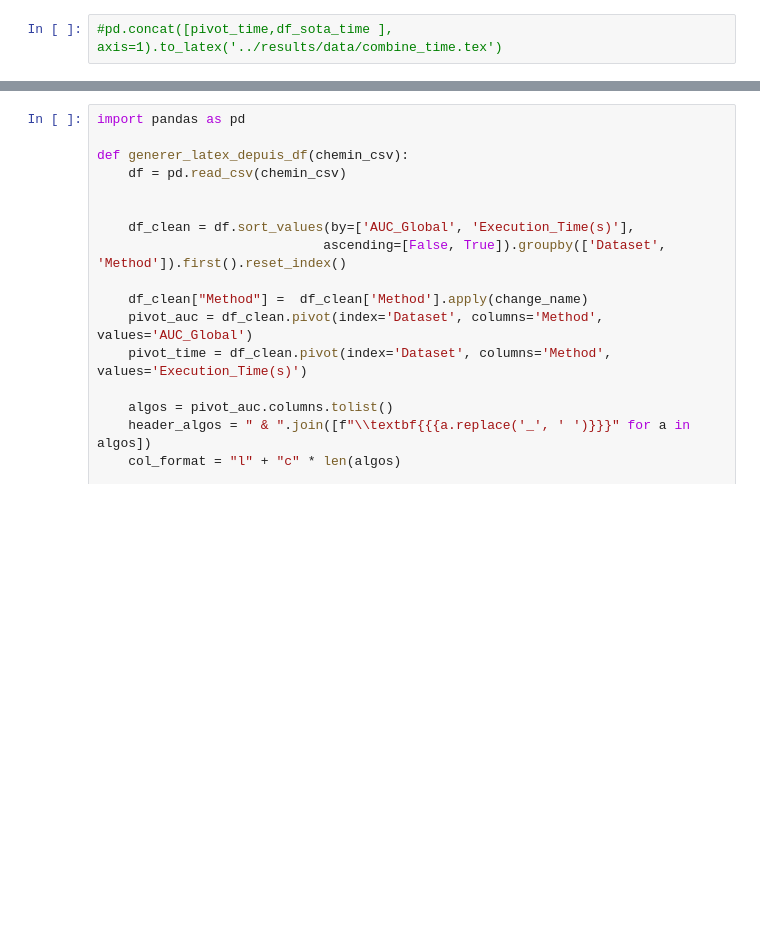
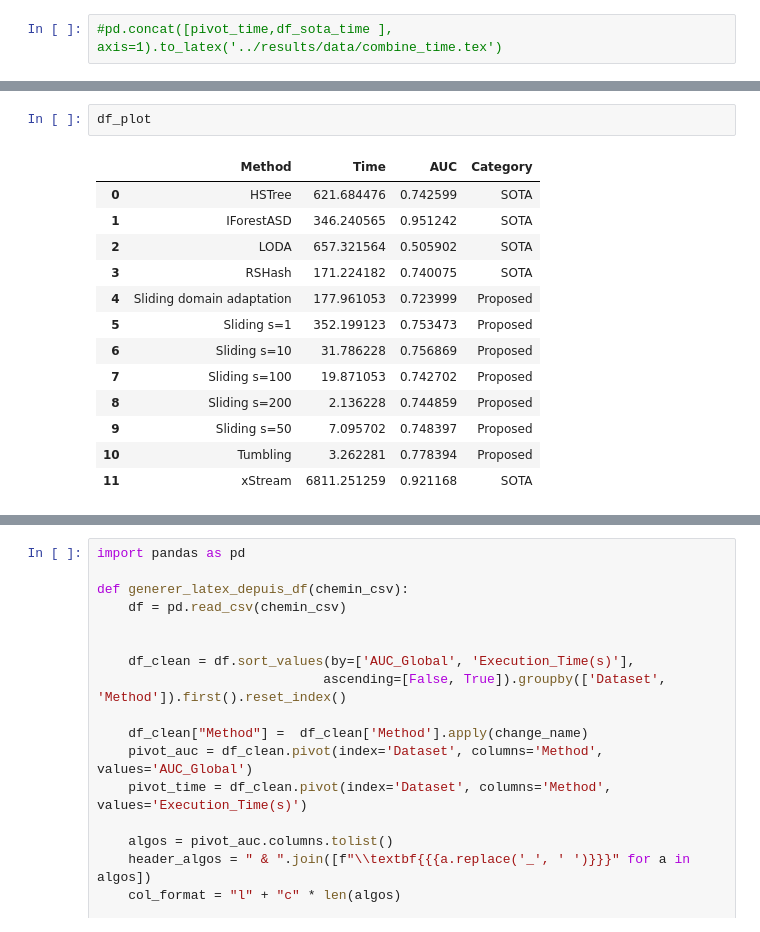
Before and after one commit to Trust26h/Online-domain-adaptation-for-data-stream-anomaly-detection, a Jupyter notebook: notebook/analyse.ipynb, the cells around one changed output, grey strips where cells are left out. Saved outputs shown, nothing was run; the diff lists cells and outputs as text; blank space fills up the shorter version.

```diff
--- a/notebook/analyse.ipynb
+++ b/notebook/analyse.ipynb
@@ -375,0 +416,16 @@ df_sc_time
+# %%
+df_plot
+# %% [output]
+|  | Method | Time | AUC | Category |
+| 0 | HSTree | 621.684476 | 0.742599 | SOTA |
+| 1 | IForestASD | 346.240565 | 0.951242 | SOTA |
+| 2 | LODA | 657.321564 | 0.505902 | SOTA |
+| 3 | RSHash | 171.224182 | 0.740075 | SOTA |
+| 4 | Sliding domain adaptation | 177.961053 | 0.723999 | Proposed |
+| 5 | Sliding s=1 | 352.199123 | 0.753473 | Proposed |
+| 6 | Sliding s=10 | 31.786228 | 0.756869 | Proposed |
+| 7 | Sliding s=100 | 19.871053 | 0.742702 | Proposed |
+| 8 | Sliding s=200 | 2.136228 | 0.744859 | Proposed |
+| 9 | Sliding s=50 | 7.095702 | 0.748397 | Proposed |
+| 10 | Tumbling | 3.262281 | 0.778394 | Proposed |
+| 11 | xStream | 6811.251259 | 0.921168 | SOTA |
```
Also changed, not shown: parts of 10 cells of this notebook, 1 other file.
